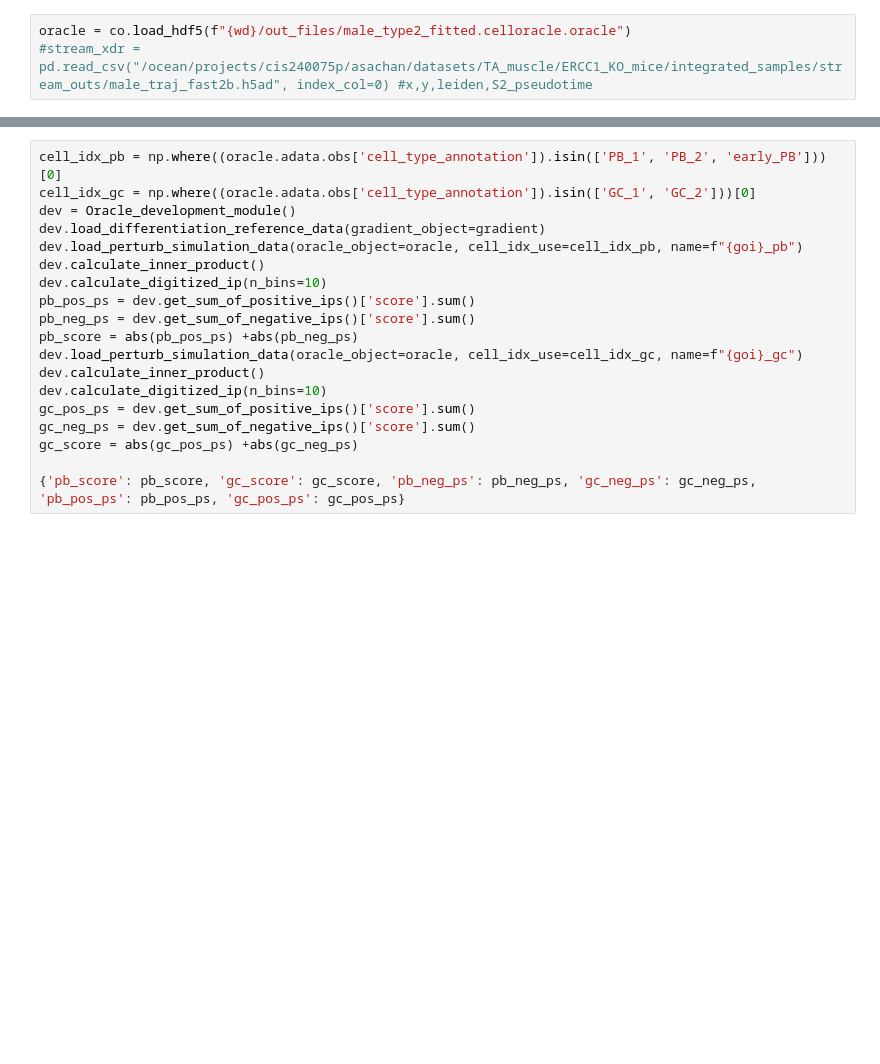
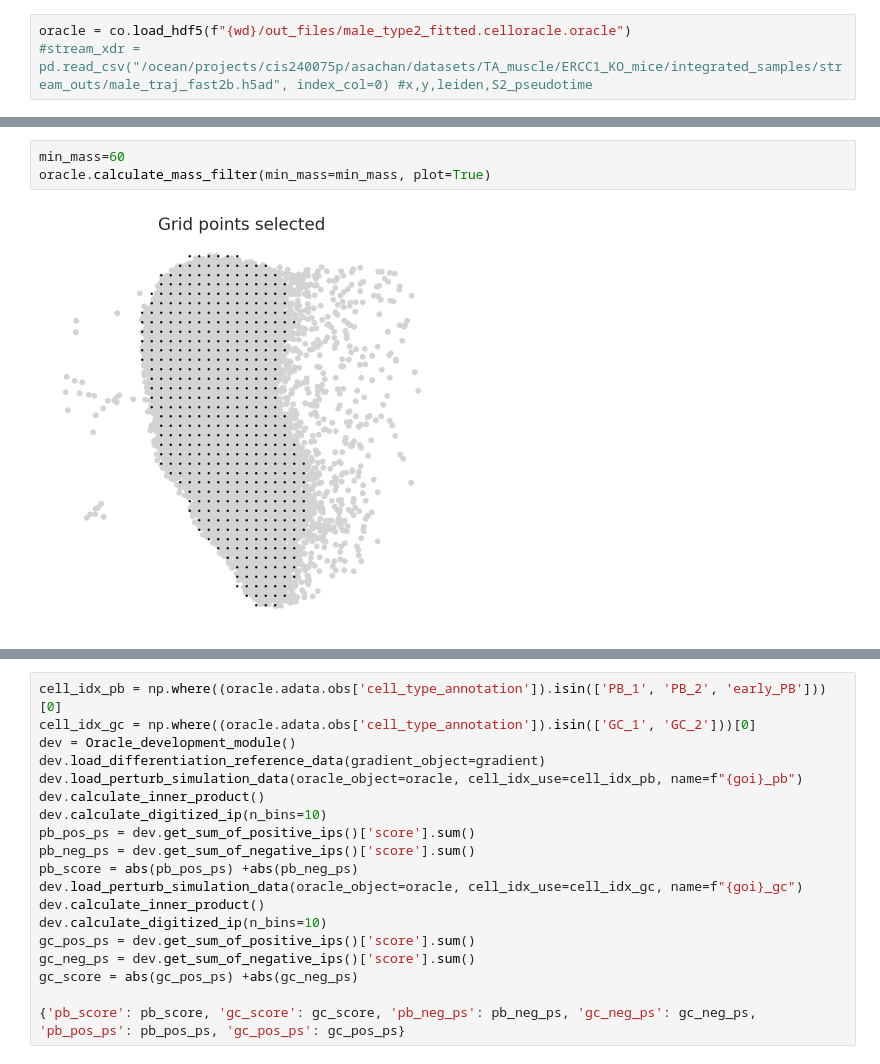
Before and after one commit to sachha-naksha/TA_muscle_ageing, a Jupyter notebook: py_scripts/grn_inference/4_TF_KO_sim.ipynb, the cells around one changed output, grey strips where cells are left out. Drawn from its saved outputs; the diff is of its cells as text; blank space fills up the shorter version.

```diff
--- a/py_scripts/grn_inference/4_TF_KO_sim.ipynb
+++ b/py_scripts/grn_inference/4_TF_KO_sim.ipynb
@@ -196,0 +173,5 @@ sc.pl.umap(oracle.adata, color=['leiden'], ax=ax[2], show=False)
+# %%
+min_mass=60
+oracle.calculate_mass_filter(min_mass=min_mass, plot=True)
+# %% [output]
+[figure, added]
```
Also changed, not shown: parts of 12 cells of this notebook, 1 other file.
